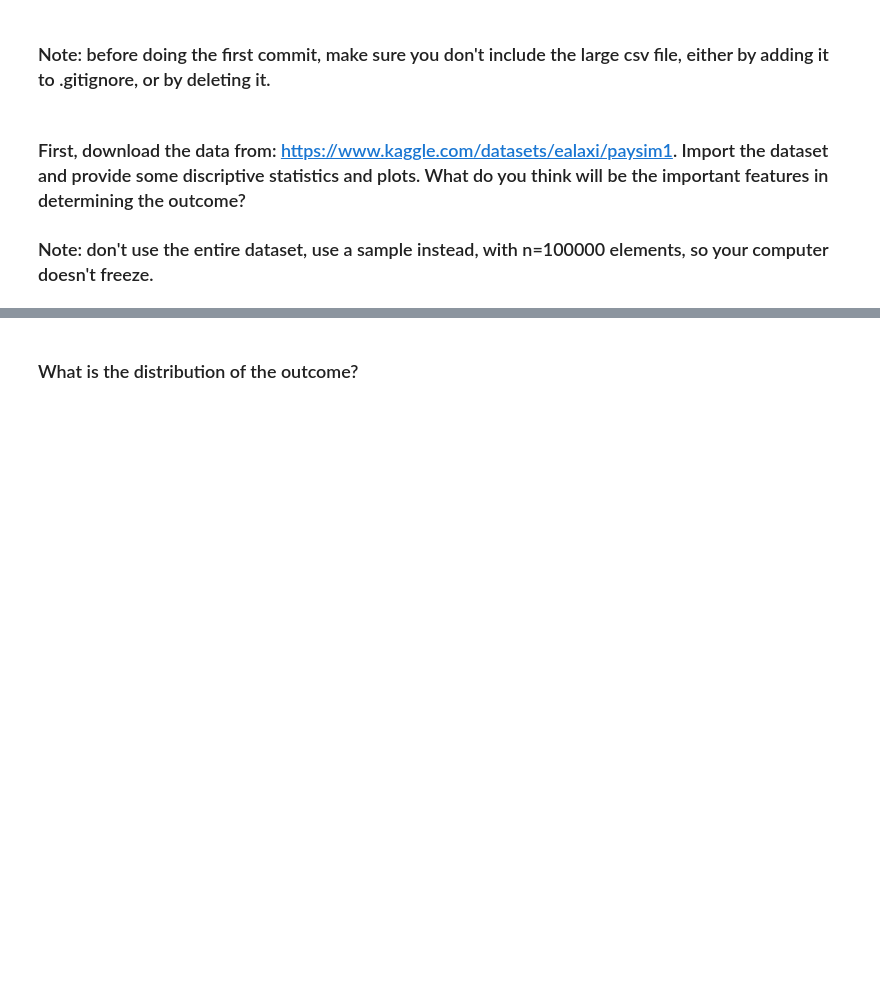
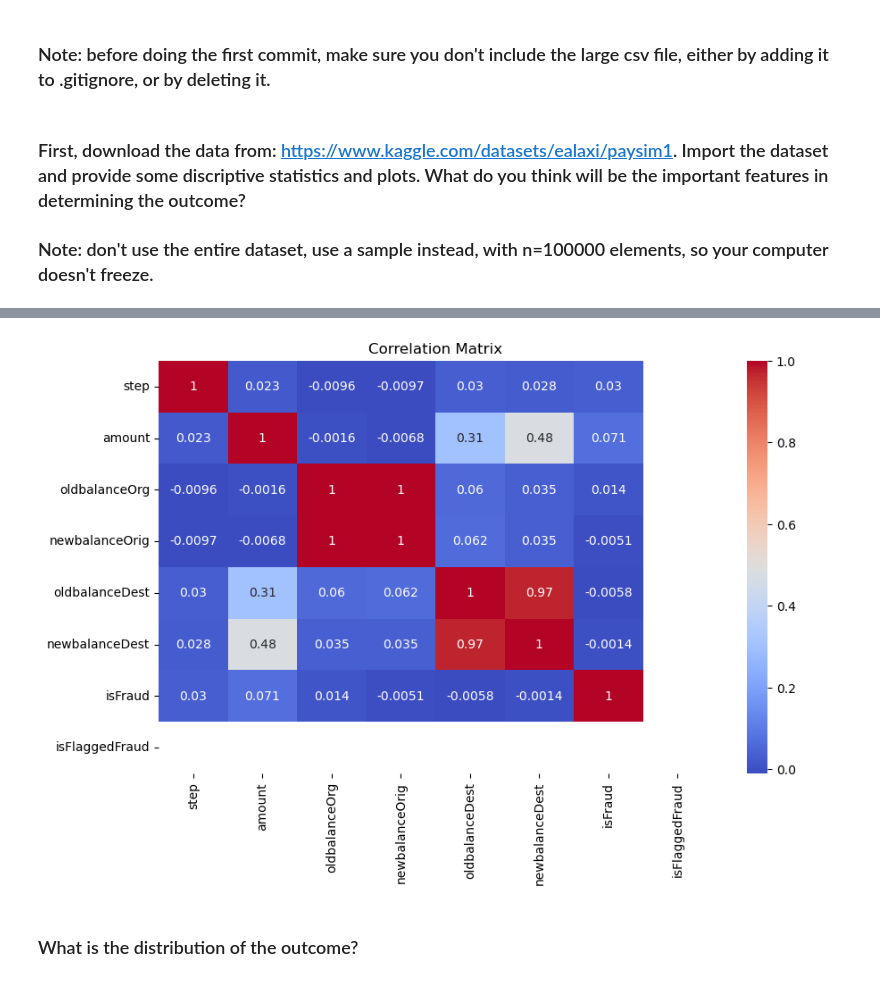
Before and after one commit to ta-data-lis/lab-imbalance, a Jupyter notebook: your-code/lab_imbalance.ipynb, the cells around one changed output, grey strips where cells are left out. Saved outputs shown, nothing was run; the diff lists cells and outputs as text; code cells hidden in the pictures; blank space fills up the shorter version.

```diff
--- a/your-code/lab_imbalance.ipynb
+++ b/your-code/lab_imbalance.ipynb
@@ -13,0 +21,3 @@ Like we disussed in class, when we have noisy data, if we are not careful, we ca
+# %%
+financial_data = pd.read_csv(r"C:\Users\dulce\Downloads\archive (1)\PS_20174392719_1491204439457_log.csv").sample(n = 100000)
+financial_data
@@ -14,2 +98,12 @@ Like we disussed in class, when we have noisy data, if we are not careful, we ca
+# %%
+# Understanding the Correlatio
+
+correlation_matrix = financial_data.corr()
+plt.figure(figsize=(10, 6))
+sns.heatmap(correlation_matrix, annot=True, cmap='coolwarm')
+plt.title('Correlation Matrix')
+plt.show()
+# %% [output]
+[figure, added]
 # %% [markdown]
 ### What is the distribution of the outcome?
```
Also changed, not shown: parts of 21 cells of this notebook.
